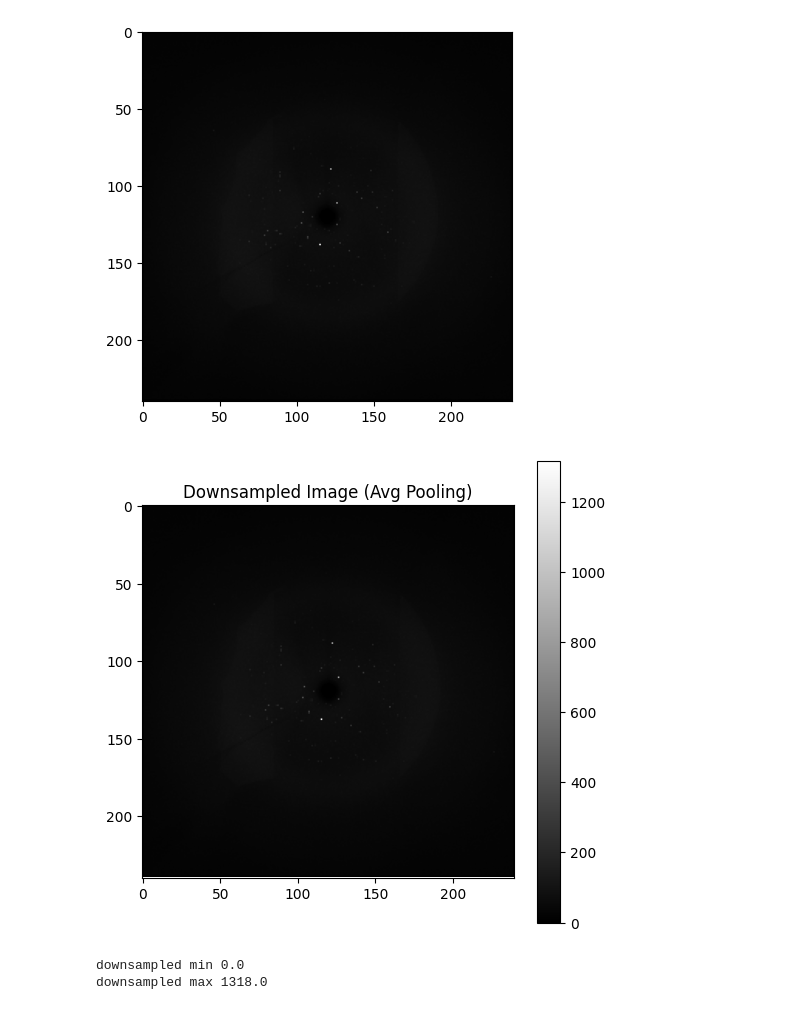
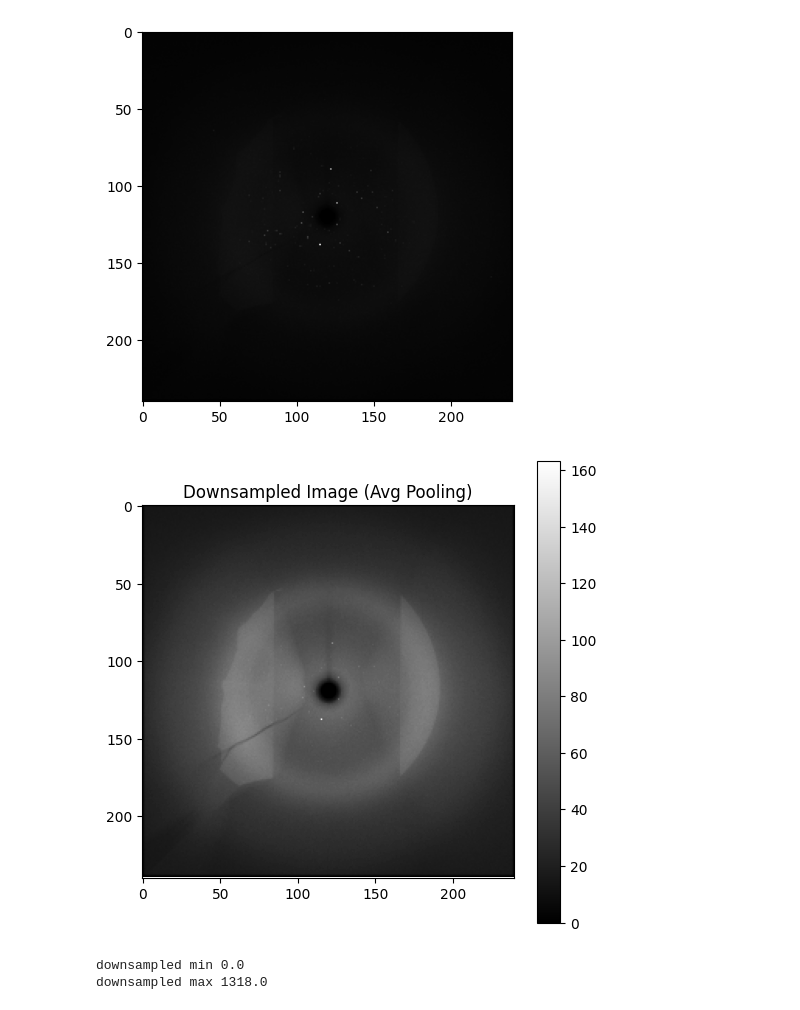
Before and after one commit to jmunetong/autoregression, a Jupyter notebook: xplore.ipynb, the cells around one changed output. Saved outputs shown, nothing was run; the diff lists cells and outputs as text; code cells hidden in the pictures.

```diff
--- a/xplore.ipynb
+++ b/xplore.ipynb
@@ -82,19 +90,19 @@ torch.Size([1, 1, 240, 240])
 # %%
 # Use Average pooling to downsample the image
 import torch.nn.functional as F
 
 raw_image_test_tensor = torch.from_numpy(raw_image_test).unsqueeze(0).unsqueeze(0)
 factor = 8
 downsampled_avg = F.avg_pool2d(raw_image_test_tensor, kernel_size=factor, stride=factor)
-downsampled_np_avg = downsampled.squeeze().numpy()
+downsampled_np_avg = downsampled_avg.squeeze().numpy()
 
 plt.figure(figsize=(6, 6))
 plt.imshow(downsampled_np_avg, cmap='gray')
 plt.title("Downsampled Image (Avg Pooling)")
 plt.colorbar()
 plt.show()
 # %% [output]
-[figure, old version]
+[figure, new version]
 # %%
 print("downsampled min", downsampled_np_avg.min())
 print("downsampled max", downsampled_np_avg.max())
```
Also changed, not shown: parts of 3 cells of this notebook, 1 other file.
